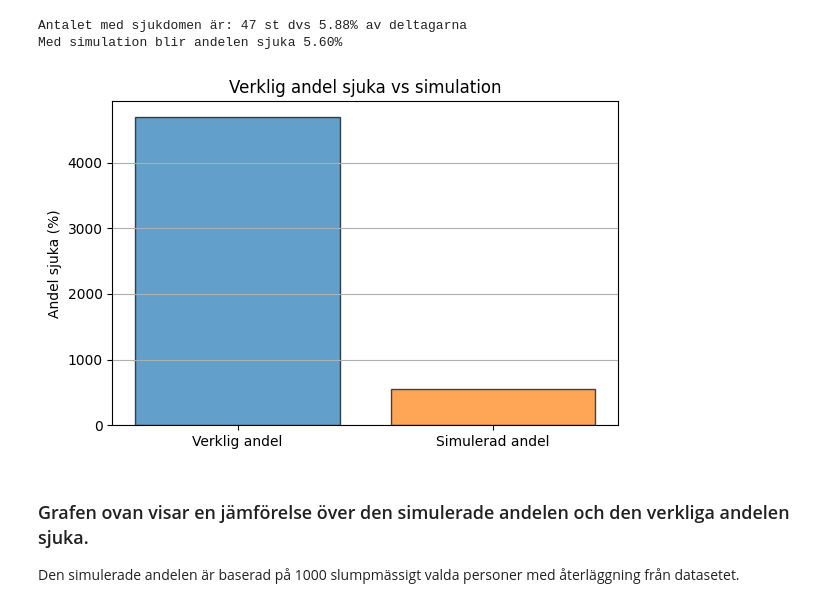
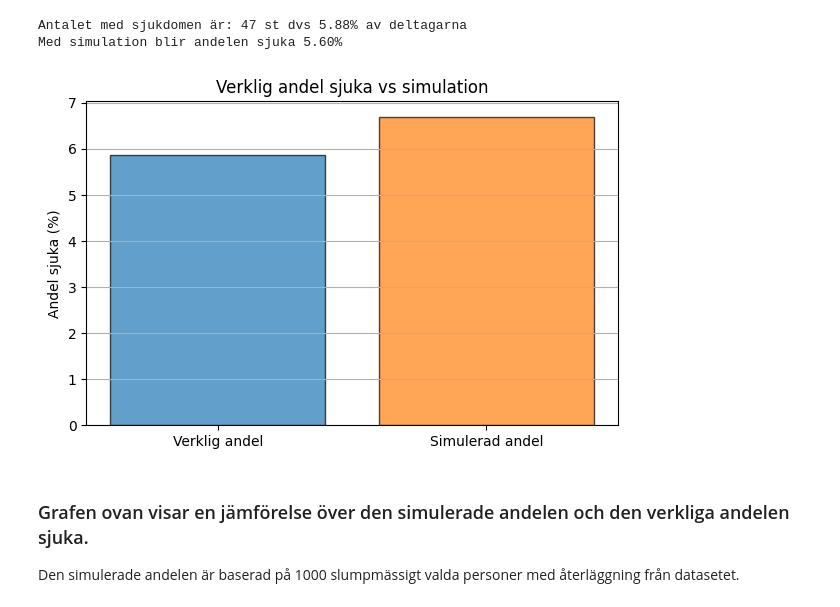
Before and after one commit to MagdalenaPersson/health-study, a Jupyter notebook: report.ipynb, the cells around one changed output. Saved outputs shown, nothing was run; the diff lists cells and outputs as text; code cells hidden in the pictures.

```diff
--- a/report.ipynb
+++ b/report.ipynb
@@ -106,10 +87,10 @@ Antalet med sjukdomen är: 47 st dvs 5.88% av deltagarna
 Med simulation blir andelen sjuka 5.60%
 # %%
 fig, ax = plt.subplots(figsize=(6, 4))
-H.bar_disease_simulation(ax, M.with_disease(df), sim_mean)
+H.bar_disease_simulation(ax)
 plt.show;
 # %% [output]
-[figure, old version]
+[figure, new version]
 # %% [markdown]
 ### Grafen ovan visar en jämförelse över den simulerade andelen och den verkliga andelen sjuka.
 Den simulerade andelen är baserad på 1000 slumpmässigt valda personer med återläggning från datasetet.
```
Also changed, not shown: parts of 10 cells of this notebook, 2 other files.
